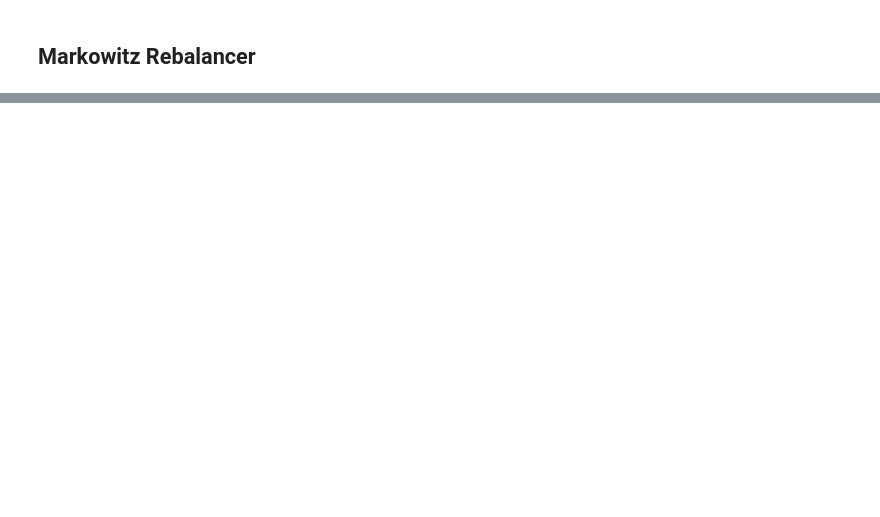
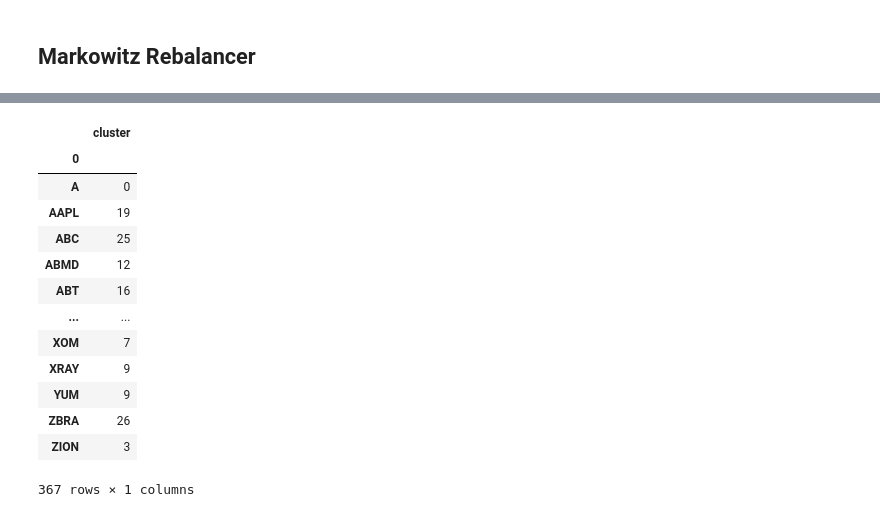
Before and after one commit to thEKurz/Opt_Modeling, a Jupyter notebook: Optimization_Clustering_bayesian_update_EK.ipynb, the cells around one changed output, grey strips where cells are left out. Saved outputs shown, nothing was run; the diff lists cells and outputs as text; code cells hidden in the pictures; blank space fills up the shorter version.

```diff
--- a/Optimization_Clustering_bayesian_update_EK.ipynb
+++ b/Optimization_Clustering_bayesian_update_EK.ipynb
@@ -259,0 +268,17 @@ p.plot()
+# %%
+initial_clusters
+# %% [output]
+|  | cluster |
+| 0 |  |
+| A | 0 |
+| AAPL | 19 |
+| ABC | 25 |
+| ABMD | 12 |
+| ABT | 16 |
+| ... | ... |
+| XOM | 7 |
+| XRAY | 9 |
+| YUM | 9 |
+| ZBRA | 26 |
+| ZION | 3 |
+367 rows × 1 columns
```
Also changed, not shown: parts of 17 cells of this notebook.
